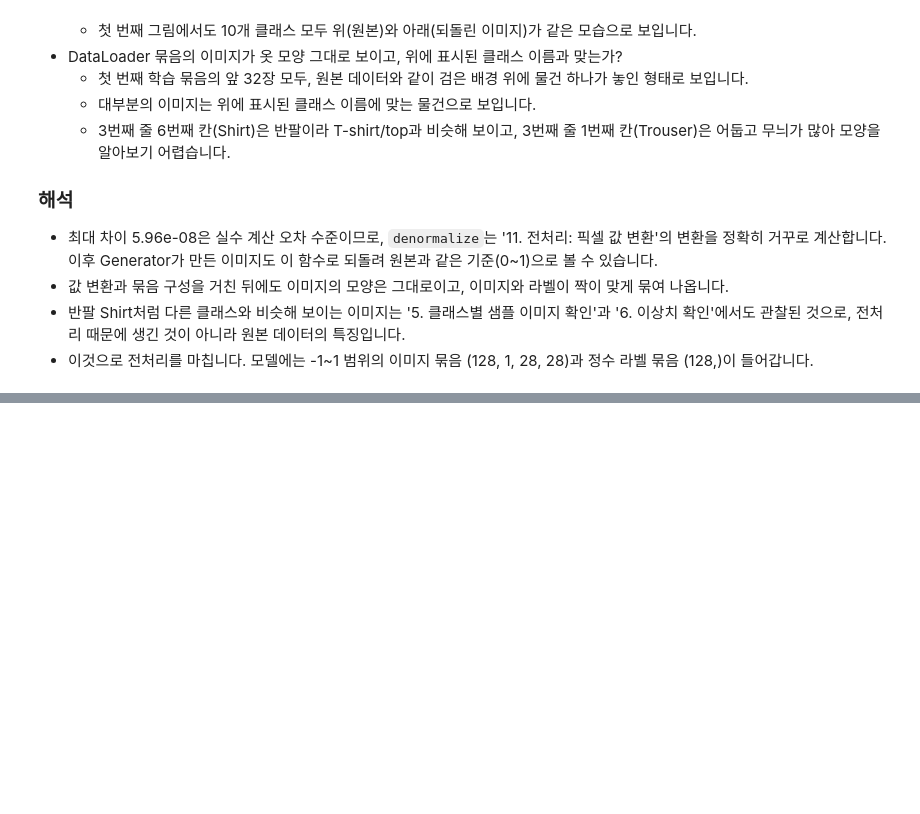
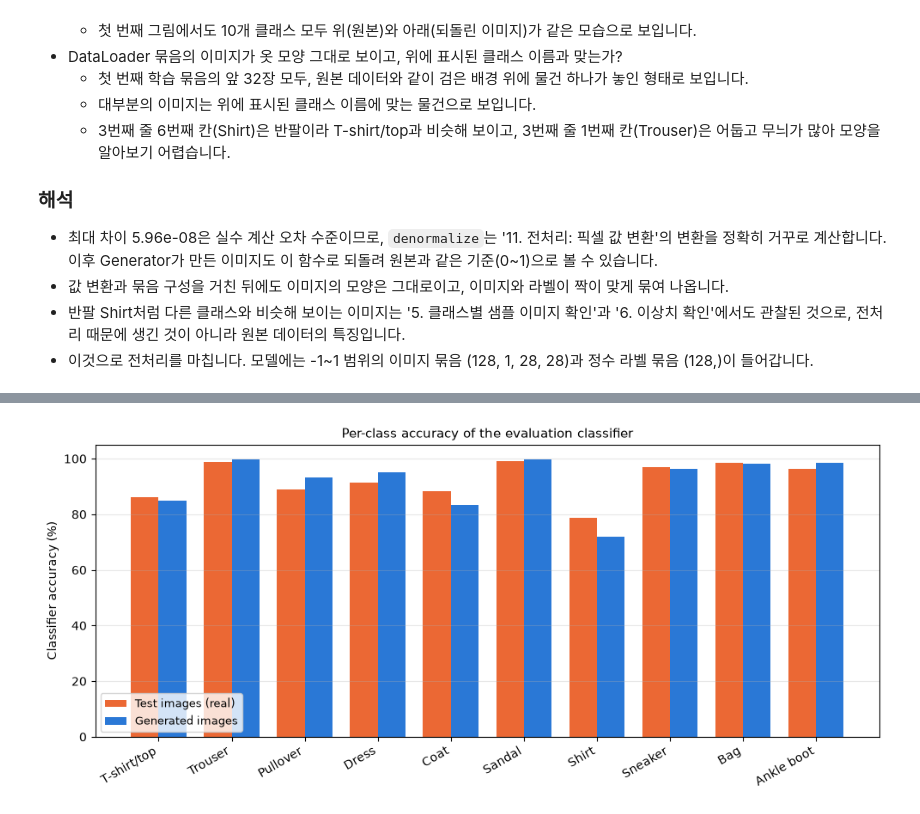
Before and after one commit to raewoo0908/code_it_image_generation, a Jupyter notebook: eda/eda_jaeone.ipynb, the cells around one changed output, grey strips where cells are left out. Cells and saved outputs as stored; diff of their text form; code cells hidden in the pictures; blank space fills up the shorter version.

```diff
--- a/eda/eda_jaeone.ipynb
+++ b/eda/eda_jaeone.ipynb
@@ -1177,0 +2162,84 @@ plt.show()
+# %%
+# 21-1. 생성 이미지 분류
+#  - gen_images, gen_labels : '20. 평가 준비: 평가용 생성 이미지'의 10,000장과 요청한 클래스
+#  - predict_probs          : '19. 평가 준비: 평가용 분류기'의 확률 계산 함수
+gen_pred = predict_probs(gen_images).argmax(dim=1)   # 확률이 가장 높은 클래스 = 예측
+gen_acc = (gen_pred == gen_labels).float().mean().item()
+
+
+# 21-2. 전체 정확도와 클래스별 정확도 (테스트 vs 생성)
+#  - test_acc, test_acc_per_class, test_pred : '19. 평가 준비: 평가용 분류기'의 결과
+gen_acc_per_class = [(gen_pred[gen_labels == c] == c).float().mean().item() for c in range(num_classes)]
+
+print(f"전체 정확도 : 테스트 {test_acc:.2%} | 생성 {gen_acc:.2%} | 차이(생성 - 테스트) {(gen_acc - test_acc) * 100:+.2f}%p")
+print("\n클래스별 정확도")
+for c in range(num_classes):
+    diff = (gen_acc_per_class[c] - test_acc_per_class[c]) * 100
+    print(f"  {class_names[c]:<12} : 테스트 {test_acc_per_class[c]:7.2%} | 생성 {gen_acc_per_class[c]:7.2%} | 차이 {diff:+6.2f}%p")
+
+
+# 21-3. 혼동 행렬 (행 = 요청한/실제 클래스, 열 = 예측한 클래스, 값 = 행마다 비율 %)
+def confusion_percent(true_labels, pred_labels):
+    """실제 클래스와 예측 클래스를 받아, 행마다 합이 100인 혼동 행렬(%)을 numpy 배열로 돌려줍니다."""
+    # 실제 t, 예측 p인 경우를 t * 10 + p 번 칸에 세어서 10 x 10 표로 바꿈
+    counts = torch.bincount(true_labels * num_classes + pred_labels, minlength=num_classes ** 2)
+    counts = counts.view(num_classes, num_classes).float()
+    return (counts / counts.sum(dim=1, keepdim=True) * 100).numpy()
+
+
+cm_test = confusion_percent(test_labels_gan, test_pred)
+cm_gen = confusion_percent(gen_labels, gen_pred)
+
+
+# 21-4. 가장 많이 헷갈린 클래스 쌍 상위 5개 (대각선 밖 칸 중 비율이 큰 순서)
+def top_confusions(cm, k=5):
+    """혼동 행렬에서 대각선 밖 값이 가장 큰 k개를 (실제, 예측, 비율) 목록으로 돌려줍니다."""
+    off_diag = [(cm[i, j], i, j) for i in range(num_classes) for j in range(num_classes) if i != j]
+    return [(class_names[i], class_names[j], v) for v, i, j in sorted(off_diag, reverse=True)[:k]]
+
+
+for name, cm in [("테스트", cm_test), ("생성", cm_gen)]:
+    print(f"\n가장 많이 헷갈린 쌍 상위 5개 ({name}) : 실제(요청) → 예측")
+    for true_name, pred_name, v in top_confusions(cm):
+        print(f"  {true_name:<12} → {pred_name:<12} : {v:5.1f}%")
+
+
+# 21-5. 그림 1: 클래스별 정확도 (테스트 vs 생성)
+x = np.arange(num_classes)
+bar_width = 0.38
+fig, ax = plt.subplots(figsize=(10, 4.5))
+ax.bar(x - bar_width / 2, np.array(test_acc_per_class) * 100, bar_width, color="#eb6834", label="Test images (real)")
+ax.bar(x + bar_width / 2, np.array(gen_acc_per_class) * 100, bar_width, color="#2a78d6", label="Generated images")
+ax.set_xticks(x)
+ax.set_xticklabels(class_names, rotation=30, ha="right")
+ax.set_ylim(0, 105)
+ax.set_ylabel("Classifier accuracy (%)")
+ax.set_title("Per-class accuracy of the evaluation classifier", fontsize=11)
+ax.grid(axis="y", alpha=0.3)
+ax.legend(loc="lower left", fontsize=9)
+plt.tight_layout()
+plt.show()
+
+
+# 21-6. 그림 2: 혼동 행렬 (왼쪽 테스트, 오른쪽 생성)
+#  - 색: 한 가지 색(파랑)의 진하기로 비율 표시, 0~100%
+#  - 1% 미만인 칸은 숫자를 생략해 읽기 쉽게 함
+fig, axes = plt.subplots(1, 2, figsize=(15, 6.5), layout="constrained")
+for ax, cm, title in zip(axes, [cm_test, cm_gen], ["Test images (real)", "Generated images"]):
+    im = ax.imshow(cm, cmap="Blues", vmin=0, vmax=100)
+    for i in range(num_classes):
+        for j in range(num_classes):
+            if cm[i, j] >= 1:
+                ax.text(j, i, f"{cm[i, j]:.0f}", ha="center", va="center", fontsize=7,
+                        color="white" if cm[i, j] > 50 else "black")
+    ax.set_xticks(range(num_classes))
+    ax.set_xticklabels(class_names, rotation=45, ha="right", fontsize=8)
+    ax.set_yticks(range(num_classes))
+    ax.set_yticklabels(class_names, fontsize=8)
+    ax.set_xlabel("Predicted class")
+    ax.set_ylabel("True / requested class")
+    ax.set_title(title, fontsize=11)
+fig.colorbar(im, ax=axes, fraction=0.025, label="% of row")
+fig.suptitle("Confusion matrix of the evaluation classifier (row-normalized %)", fontsize=12)
+plt.show()
+# %% [output]
@@ -1177,0 +2263 @@ plt.show()
+[figure, added]
```
Also changed, not shown: parts of 39 cells of this notebook, 2 other files.
